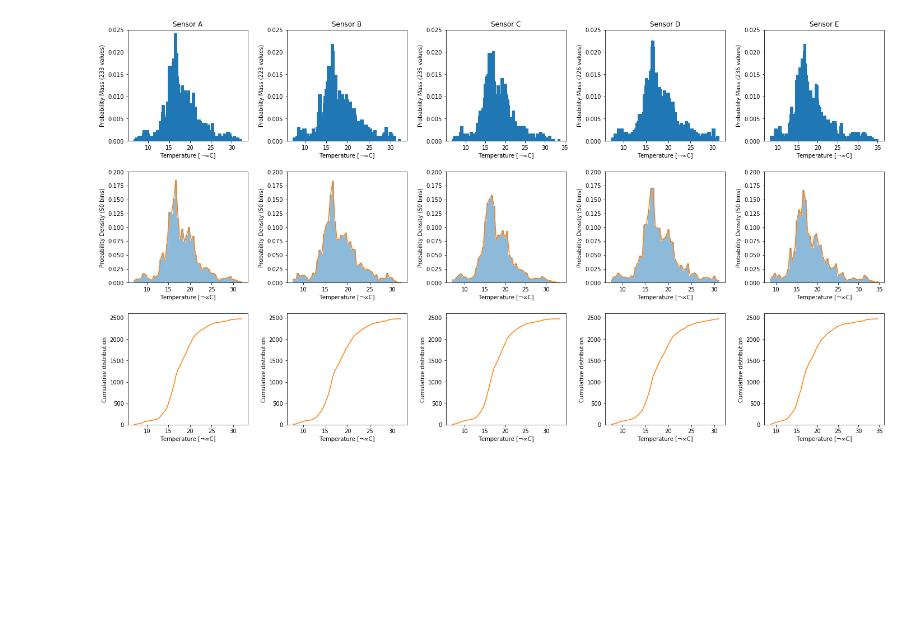
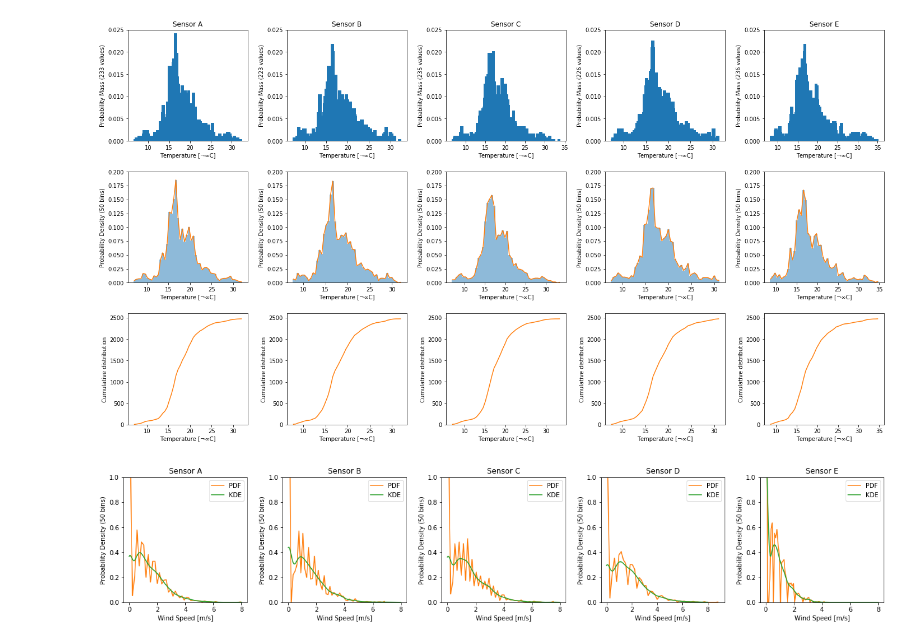
Before and after one commit to ondrej-vesely/GEO1001-hw1, a Jupyter notebook: a2.ipynb, the cells around one changed output. Drawn from its saved outputs; the diff is of its cells as text; code cells hidden in the pictures; blank space fills up the shorter version.

```diff
--- a/a2.ipynb
+++ b/a2.ipynb
@@ -50,3 +50,34 @@ plt.tight_layout(pad=2.0)
 plt.show()
 # %% [output]
 [figure]
+# %%
+variable = 'Wind Speed'
+fig = plt.figure(figsize=(18,4))
+bins = 50
+
+# PDF + KDE
+for i, (sensor_name, sensor) in enumerate(data.items()):
+    ax = plt.subplot2grid((1,5), (0,i))
+    values = sensor[variable]['values']
+
+    a = ax.hist(values, bins=bins, density=True, alpha=0.0)
+    hist_x, hist_y = (a[1][1:]-(a[1][1:]-a[1][:-1])/2, a[0])
+
+    density = stats.gaussian_kde(list(values))
+    xs = np.linspace(0,8,200)
+
+    ax.plot(hist_x, hist_y, label='PDF')
+    ax.plot(xs, density(xs), label='KDE')
+    ax.set_ylim(0, 1)
+    ax.set_xlabel('%s [%s]' % (variable, sensor[variable]['units']))
+    ax.set_ylabel('Probability Density (%s bins)' % bins)
+
+    ax.set_title(sensor_name)
+    ax.legend(loc='upper right')
+
+
+plt.tight_layout(pad=2.0)
+plt.legend()
+plt.show()
+# %% [output]
+[figure, added]
```
Also changed, not shown: parts of 1 cell of this notebook, 2 other files.
